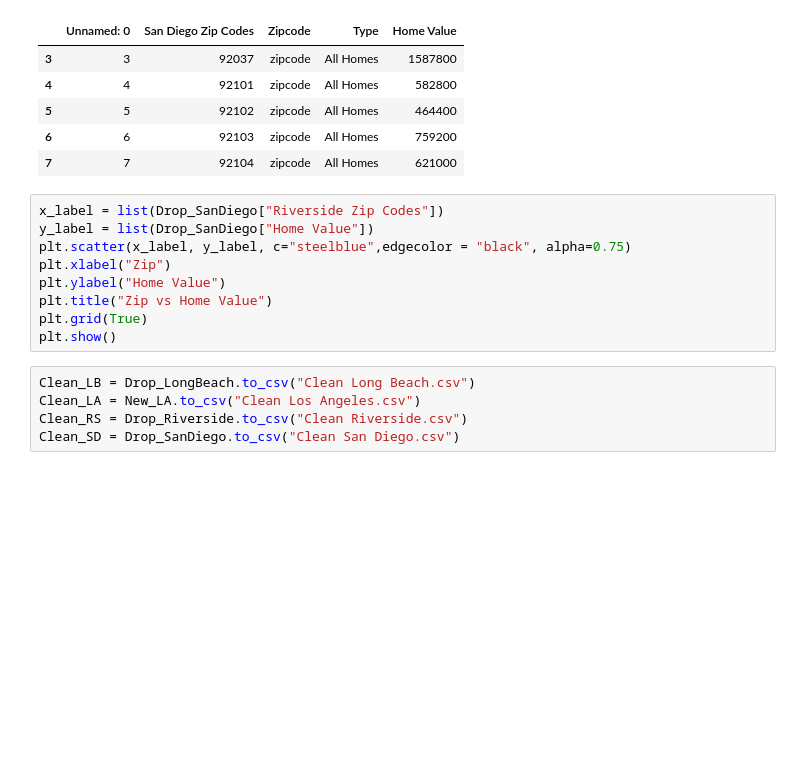
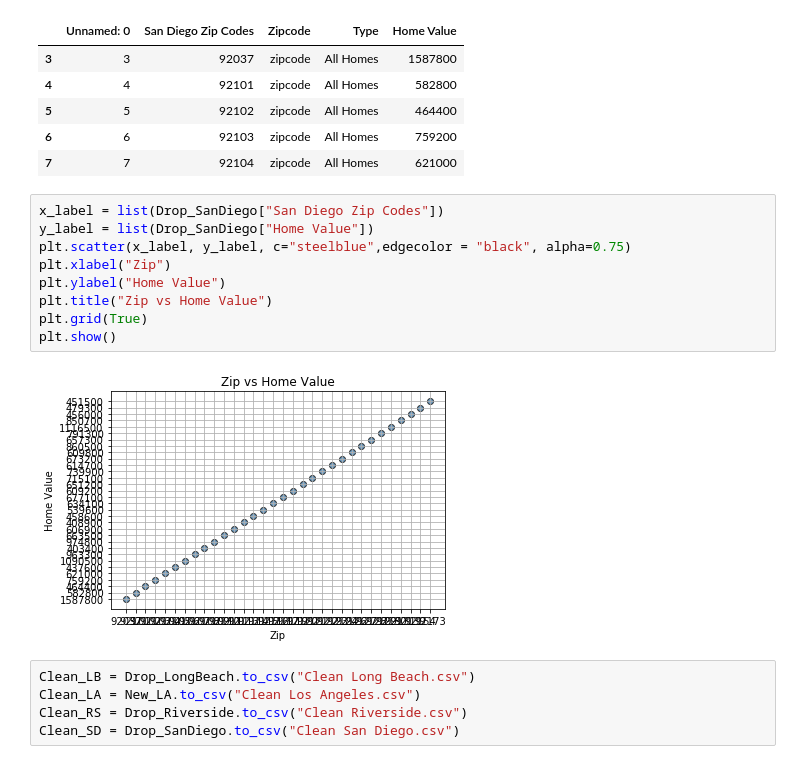
Before and after one commit to cdimmock/Py-Eating-Pandas, a Jupyter notebook: CA Zip Codes.ipynb, the cells around one changed output. Cells and saved outputs as stored; diff of their text form; blank space fills up the shorter version.

```diff
--- a/CA Zip Codes.ipynb
+++ b/CA Zip Codes.ipynb
@@ -143,14 +144,16 @@ Drop_SanDiego.head()
 | 6 | 6 | 92103 | zipcode | All Homes | 759200 |
 | 7 | 7 | 92104 | zipcode | All Homes | 621000 |
 # %%
-x_label = list(Drop_SanDiego["Riverside Zip Codes"])
+x_label = list(Drop_SanDiego["San Diego Zip Codes"])
 y_label = list(Drop_SanDiego["Home Value"])
 plt.scatter(x_label, y_label, c="steelblue",edgecolor = "black", alpha=0.75)
 plt.xlabel("Zip")
 plt.ylabel("Home Value")
 plt.title("Zip vs Home Value")
 plt.grid(True)
 plt.show()
+# %% [output]
+[figure, added]
 # %%
 Clean_LB = Drop_LongBeach.to_csv("Clean Long Beach.csv")
 Clean_LA = New_LA.to_csv("Clean Los Angeles.csv")
```
Also changed, not shown: parts of 1 cell of this notebook.
